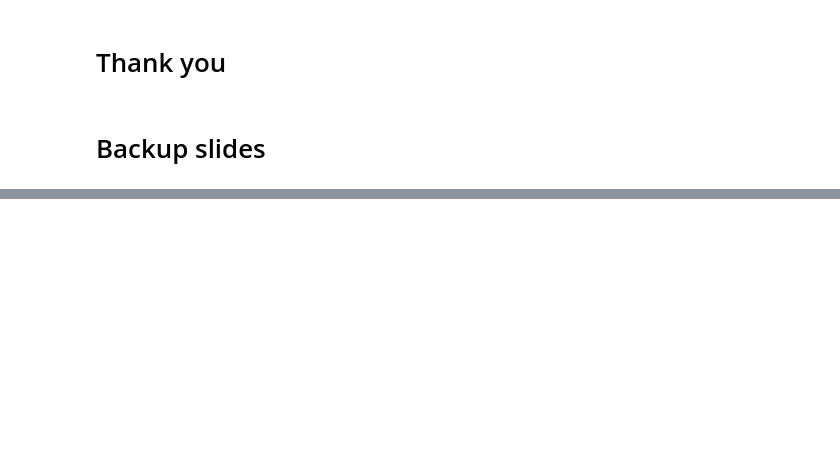
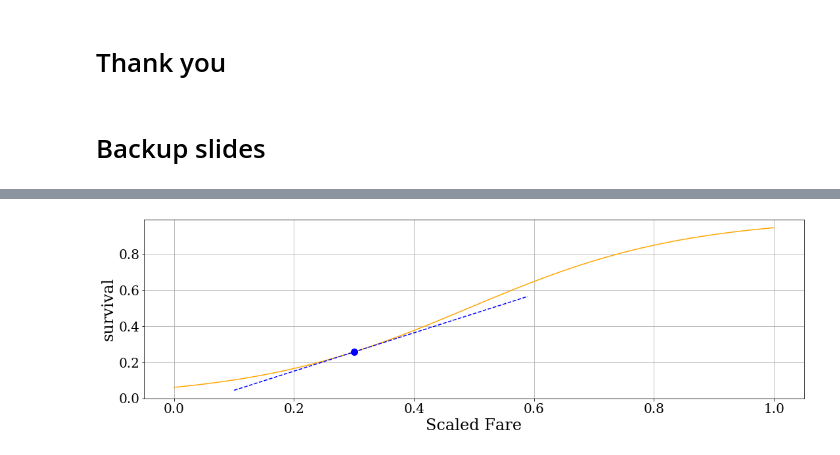
Before and after one commit to faab5/errortools, a Jupyter notebook: notebooks/PyData presentation 11-05-2019.ipynb, the cells around one changed output, grey strips where cells are left out. Drawn from its saved outputs; the diff is of its cells as text; code cells hidden in the pictures; blank space fills up the shorter version.

```diff
--- a/notebooks/PyData presentation 11-05-2019.ipynb
+++ b/notebooks/PyData presentation 11-05-2019.ipynb
@@ -461,0 +478,16 @@ errortools.report_model_positive_ratio(titanic_model, 100, 20, pdf=None, pdf_nam
+# %%
+person = [3.0, 42.0, 0., 0., 0., 0.]
+scaled_person = scaler.transform([person])[0]
+U = np.tile(scaled_person, (101,1))
+point = 30
+U[:,2] += np.linspace(0, 1, 101)
+v = titanic_model.predict(U)
+d = (v*(1-v))[:,np.newaxis]*titanic_model.parameters[np.newaxis,:]
+l = d[point,2]*(U[:,2]-U[point,2]) + v[point]
+fig, ax = plt.subplots(1, 1, figsize=(18, 5))
+ax.plot(U[:,2], v, '-', color='orange')
+ax.plot(U[point-20:point+30,2], l[point-20:point+30], '--', color='blue')
+ax.plot(U[point:point+1,2], l[point:point+1], 'o', color='blue', markersize=10)
+ax.grid(); ax.set_xlabel("Scaled Fare"); ax.set_ylabel("survival");
+# %% [output]
+[figure, added]
```
Also changed, not shown: parts of 14 cells of this notebook.
